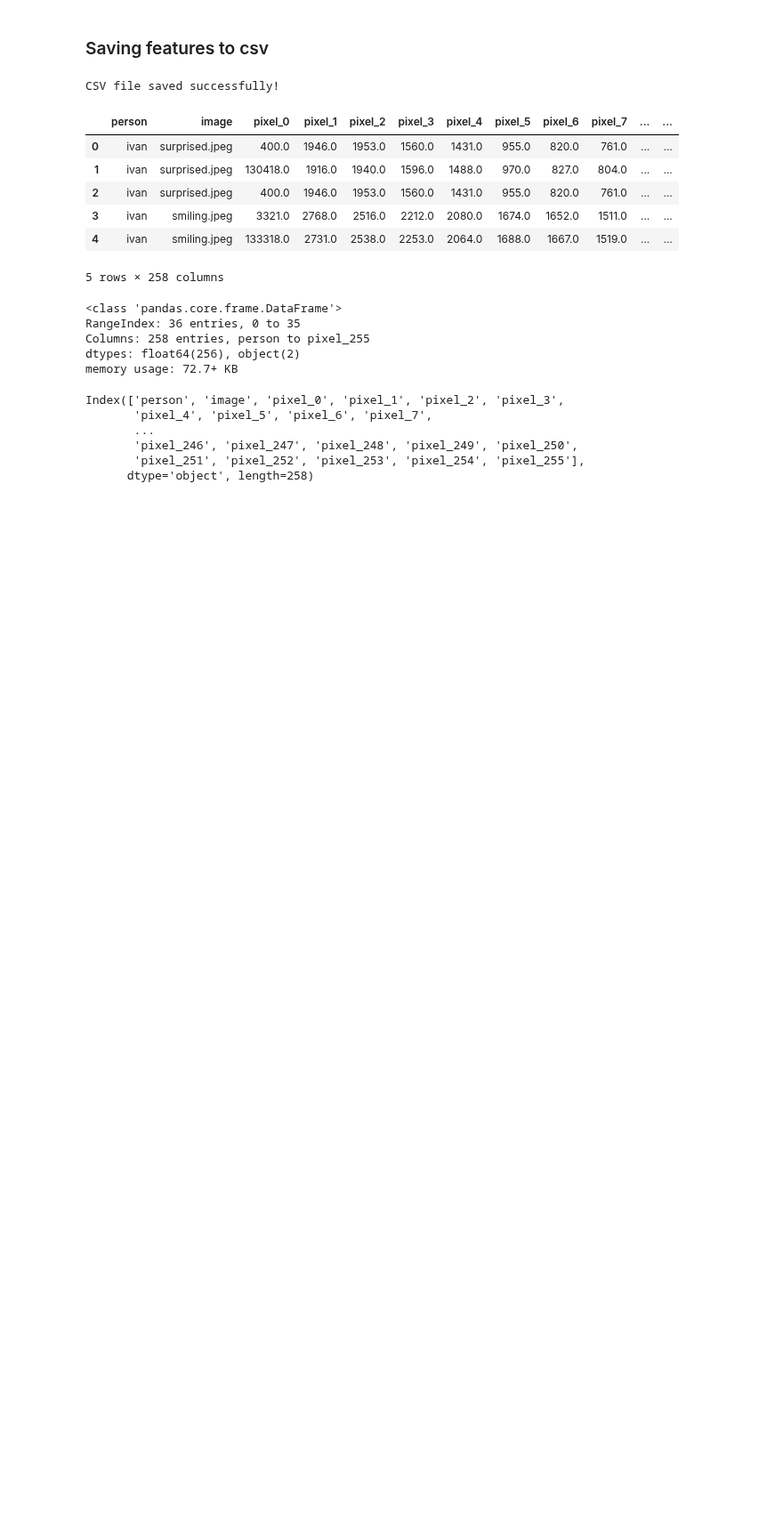
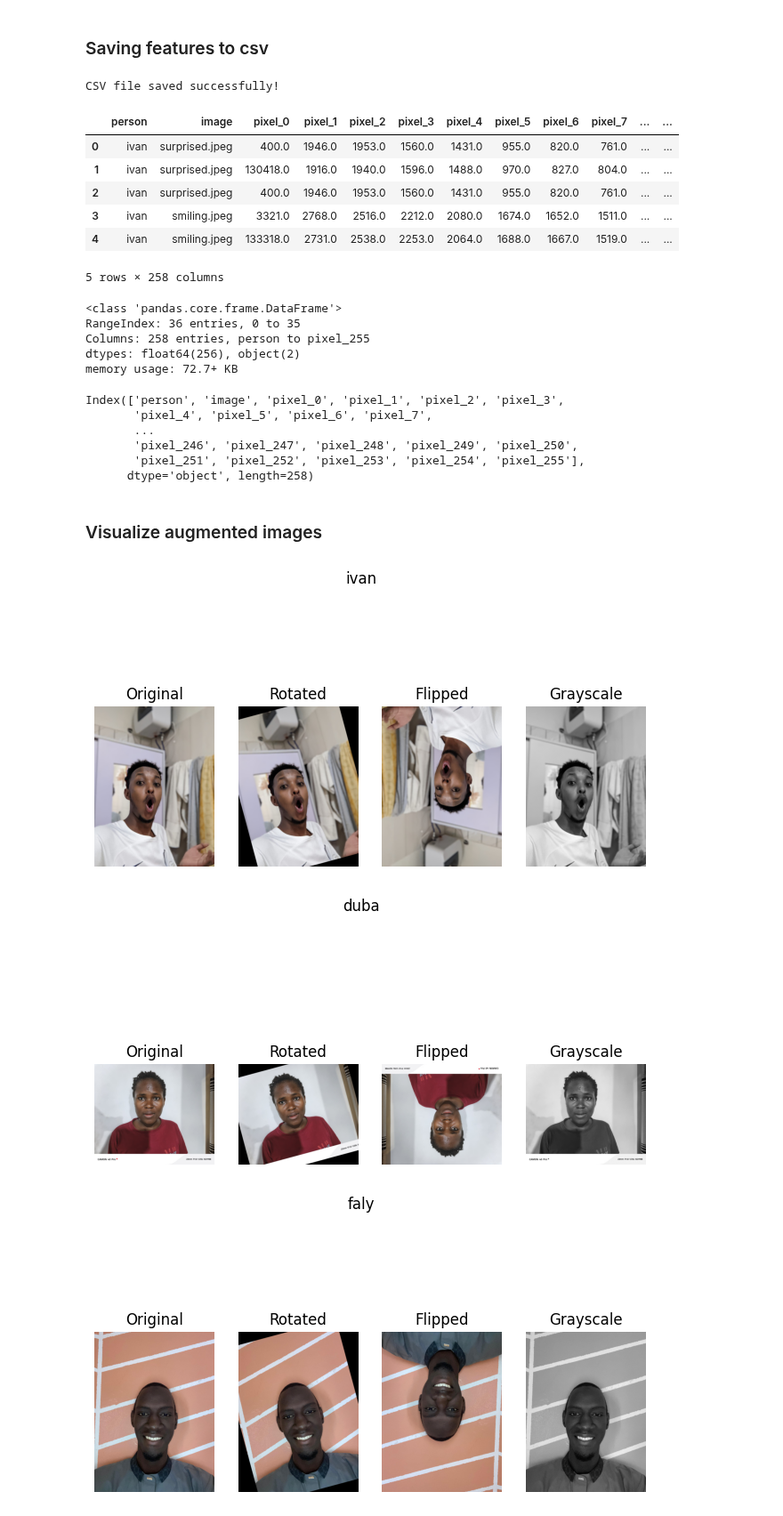
Before and after one commit to dahamkakooza/formative2_data-processing, a Jupyter notebook: notebooks/image_processing.ipynb, the cells around one changed output. Shown at 89% size. Cells and saved outputs as stored; diff of their text form; code cells hidden in the pictures; blank space fills up the shorter version.

Commit message:
updated image processing notebook

```diff
--- a/notebooks/image_processing.ipynb
+++ b/notebooks/image_processing.ipynb
@@ -52,7 +52,7 @@ def rotate_image(image, angle=15):
     return cv2.warpAffine(image, M, (w, h))
 
 def flip_image(image):
-    return cv2.flip(image, 1)
+    return cv2.flip(image, -1)
 
 def convert_gray(image):
     return cv2.cvtColor(image, cv2.COLOR_BGR2GRAY)
@@ -131,3 +131,46 @@ Index(['person', 'image', 'pixel_0', 'pixel_1', 'pixel_2', 'pixel_3',
        'pixel_246', 'pixel_247', 'pixel_248', 'pixel_249', 'pixel_250',
        'pixel_251', 'pixel_252', 'pixel_253', 'pixel_254', 'pixel_255'],
       dtype='object', length=258)
+# %% [markdown]
+### Visualize augmented images
+# %%
+for member in os.listdir(dataset_path):
+
+    member_path = os.path.join(dataset_path, member)
+    image_name = os.listdir(member_path)[0]
+
+    image_path = os.path.join(member_path, image_name)
+    img = cv2.imread(image_path)
+
+    rotated = rotate_image(img)
+    flipped = flip_image(img)
+    gray = convert_gray(img)
+
+    plt.figure(figsize=(8,5))
+
+    plt.subplot(1,4,1)
+    plt.imshow(cv2.cvtColor(img, cv2.COLOR_BGR2RGB))
+    plt.title("Original")
+    plt.axis("off")
+
+    plt.subplot(1,4,2)
+    plt.imshow(cv2.cvtColor(rotated, cv2.COLOR_BGR2RGB))
+    plt.title("Rotated")
+    plt.axis("off")
+
+    plt.subplot(1,4,3)
+    plt.imshow(cv2.cvtColor(flipped, cv2.COLOR_BGR2RGB))
+    plt.title("Flipped")
+    plt.axis("off")
+
+    plt.subplot(1,4,4)
+    plt.imshow(gray, cmap="gray")
+    plt.title("Grayscale")
+    plt.axis("off")
+
+    plt.suptitle(member)
+    plt.show()
+# %% [output]
+[figure, added]
+[figure, added]
+[figure, added]
```
Also changed, not shown: parts of 1 cell of this notebook.
